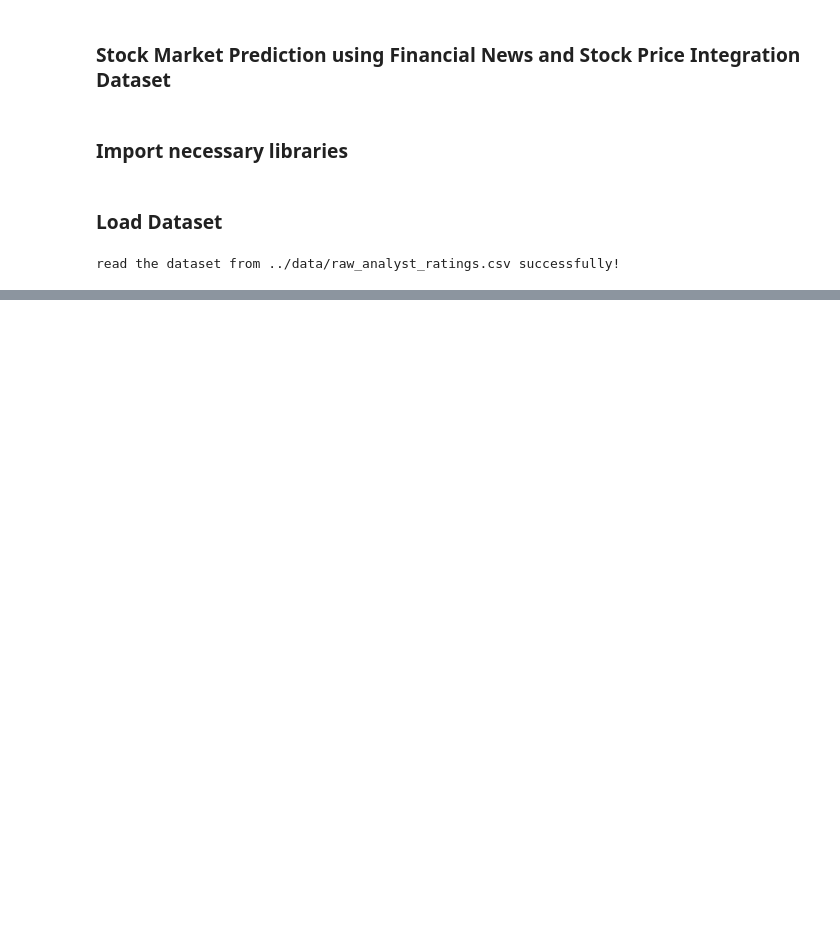
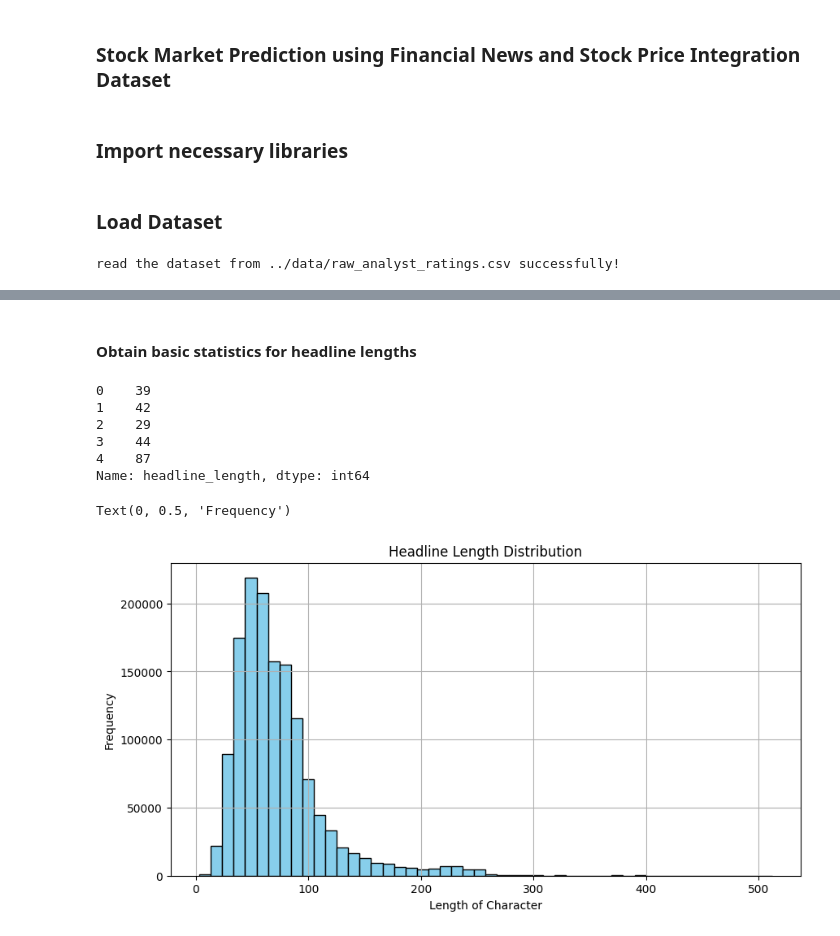
Before and after one commit to Kidist-c/Financial_new-Dataset-Analysis-week1, a Jupyter notebook: notebooks/raw_analyst_ratings.ipynb, the cells around one changed output, grey strips where cells are left out. Drawn from its saved outputs; the diff is of its cells as text; code cells hidden in the pictures; blank space fills up the shorter version.

Commit message:
Perform basic descriptive statistics on headlines, publishers, and dates

```diff
--- a/notebooks/raw_analyst_ratings.ipynb
+++ b/notebooks/raw_analyst_ratings.ipynb
@@ -32,0 +72,4 @@ df.head()
+# %%
+# Drop unnecessary column
+df = df.drop(["Unnamed: 0"], axis=1)
+df.head()
@@ -32,0 +83,23 @@ df.head()
+# %% [markdown]
+#### Obtain basic statistics for headline lengths
+# %%
+# create column for headline length
+df["headline_length"]=df["headline"].apply(len)
+df.headline_length.head()
+# %% [output]
+0    39
+1    42
+2    29
+3    44
+4    87
+Name: headline_length, dtype: int64
+# %%
+# visualize the headline length distribution
+plt.figure(figsize=(10,5))
+df.headline_length.hist(bins=50,color="skyblue",edgecolor="black")
+plt.title("Headline Length Distribution")
+plt.xlabel("Length of Character")
+plt.ylabel("Frequency")
+# %% [output]
+Text(0, 0.5, 'Frequency')
+[figure, added]
```
Also changed, not shown: parts of 15 cells of this notebook.
